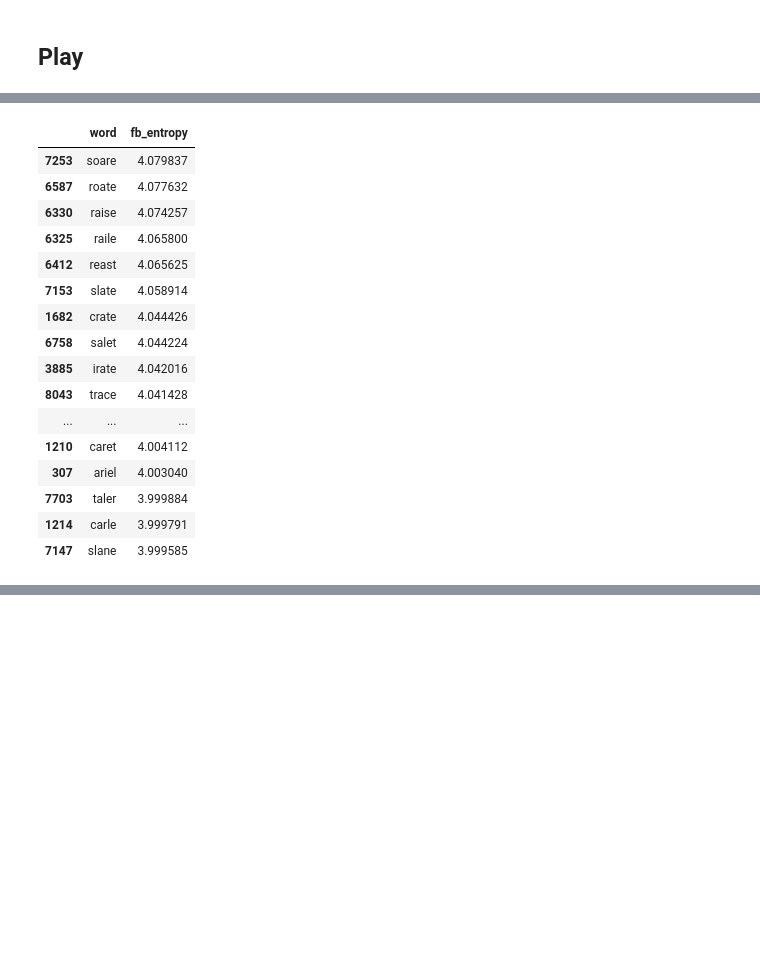
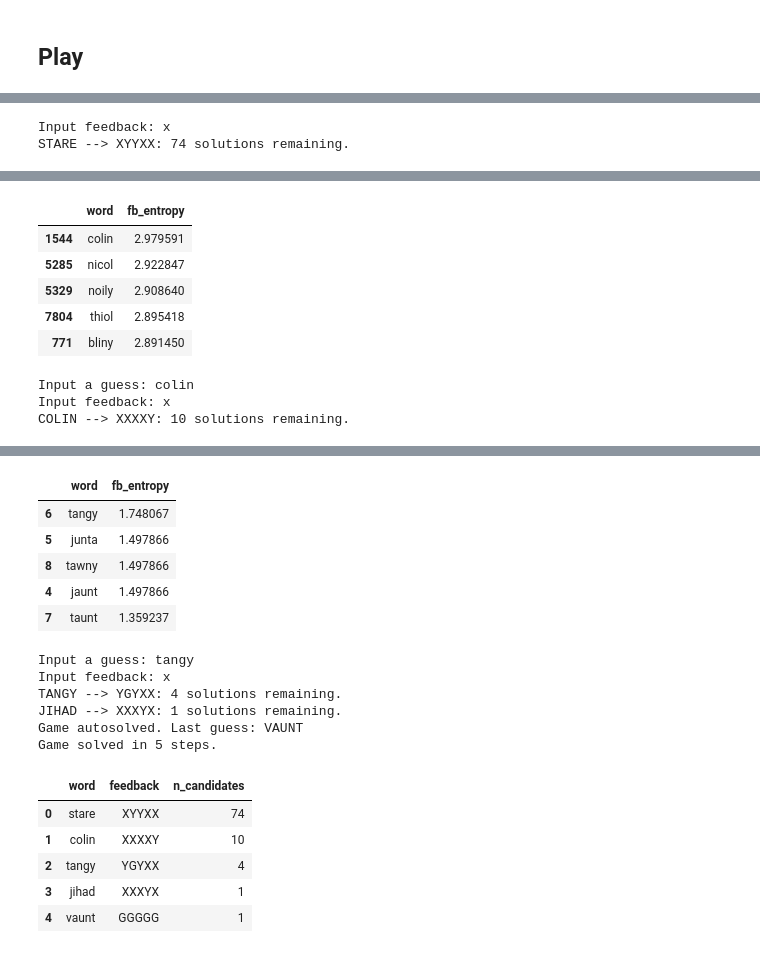
Before and after one commit to chrischow/wordle_solver, a Jupyter notebook: notebooks/play_wordle.ipynb, the cells around one changed output, grey strips where cells are left out. Saved outputs shown, nothing was run; the diff lists cells and outputs as text; code cells hidden in the pictures; blank space fills up the shorter version.

```diff
--- a/notebooks/play_wordle.ipynb
+++ b/notebooks/play_wordle.ipynb
@@ -71,20 +56,32 @@ SCARF --> GXGGX: 4 solutions remaining.
-# %%
-game.optimisations['fb_entropy'].head(20)
-# %% [output]
-|  | word | fb_entropy |
-| 7253 | soare | 4.079837 |
-| 6587 | roate | 4.077632 |
-| 6330 | raise | 4.074257 |
-| 6325 | raile | 4.065800 |
-| 6412 | reast | 4.065625 |
-| 7153 | slate | 4.058914 |
-| 1682 | crate | 4.044426 |
-| 6758 | salet | 4.044224 |
-| 3885 | irate | 4.042016 |
-| 8043 | trace | 4.041428 |
-| ... | ... | ... |
-| 1210 | caret | 4.004112 |
-| 307 | ariel | 4.003040 |
-| 7703 | taler | 3.999884 |
-| 1214 | carle | 3.999791 |
-| 7147 | slane | 3.999585 |
+# %%
+def play_game(seed='stare', optimiser='fb_entropy', solution=None):
+    quit_words = ['q', 'quit']
+    game = Wordle(wordle, wordle_answers, solution=solution)
+    guess = ''
+    fb = ''
+    while not game.solved and (not guess.lower() in quit_words) and fb.lower() != 'ggggg':
+        if game.step == 0:
+            guess = seed
+        else:
+            guess = input('Input a guess:')
+        if guess.lower() in quit_words:
+            return
+        fb = input('Input feedback:')
+        if fb.lower() in quit_words:
+            return
+        game.guess(guess.lower(), fb.lower())
+        if not game.solved:
+            if game.solutions.shape[0] <= 10 and \
+                game.solutions.shape[0] > 3:
+                df_splitter = game.split_duplicates()
+                if df_splitter is not None:
+                    game.guess(df_splitter.word.iloc[0])
+                    continue
+
+            opt_results = game.optimise(method=optimiser)
+            display(opt_results.head(5))
+# %%
+play_game(solution='vaunt')
+# %% [output]
+Input feedback: x
+STARE --> XYYXX: 74 solutions remaining.
@@ -90,0 +92,9 @@ game.optimisations['fb_entropy'].head(20)
+|  | word | fb_entropy |
+| 1544 | colin | 2.979591 |
+| 5285 | nicol | 2.922847 |
+| 5329 | noily | 2.908640 |
+| 7804 | thiol | 2.895418 |
+| 771 | bliny | 2.891450 |
+Input a guess: colin
+Input feedback: x
+COLIN --> XXXXY: 10 solutions remaining.
@@ -90,0 +104,18 @@ game.optimisations['fb_entropy'].head(20)
+|  | word | fb_entropy |
+| 6 | tangy | 1.748067 |
+| 5 | junta | 1.497866 |
+| 8 | tawny | 1.497866 |
+| 4 | jaunt | 1.497866 |
+| 7 | taunt | 1.359237 |
+Input a guess: tangy
+Input feedback: x
+TANGY --> YGYXX: 4 solutions remaining.
+JIHAD --> XXXYX: 1 solutions remaining.
+Game autosolved. Last guess: VAUNT
+Game solved in 5 steps.
+|  | word | feedback | n_candidates |
+| 0 | stare | XYYXX | 74 |
+| 1 | colin | XXXXY | 10 |
+| 2 | tangy | YGYXX | 4 |
+| 3 | jihad | XXXYX | 1 |
+| 4 | vaunt | GGGGG | 1 |
```
Also changed, not shown: parts of 11 cells of this notebook, 13 other files.
